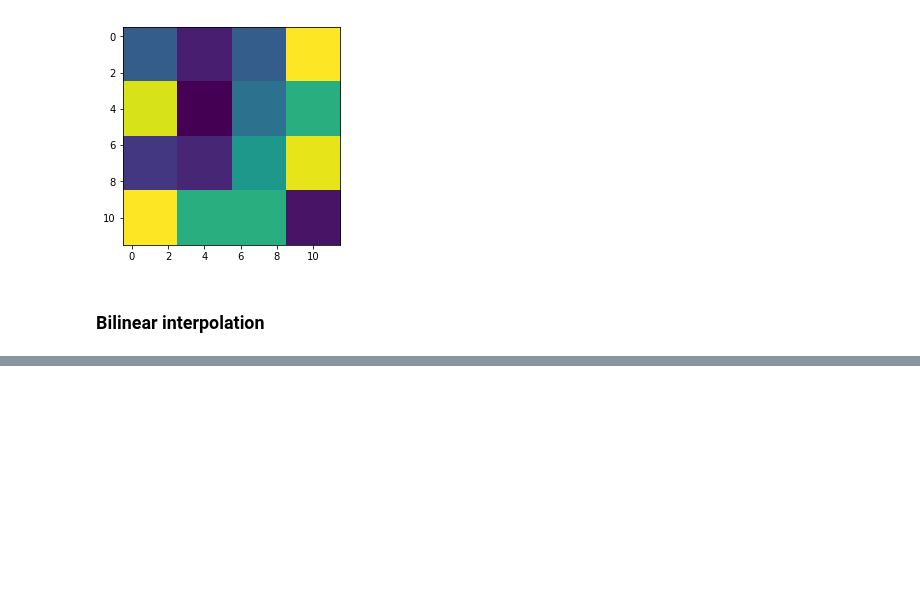
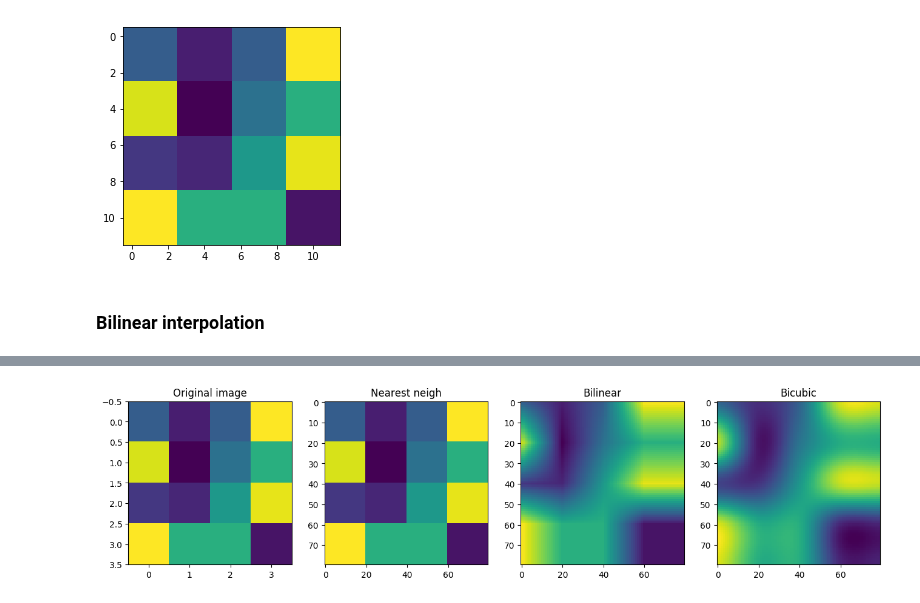
Before and after one commit to ovysotska/in_simple_english, a Jupyter notebook: Interpolation.ipynb, the cells around one changed output, grey strips where cells are left out. Drawn from its saved outputs; the diff is of its cells as text; code cells hidden in the pictures; blank space fills up the shorter version.

```diff
--- a/Interpolation.ipynb
+++ b/Interpolation.ipynb
@@ -396,0 +388,25 @@ end
+# %%
+scale = 20;
+img_sc_nn = nnInterpolation(image, scale);
+img_sc_bl = bilinearInterpolation(image, scale);
+img_sc_bc = bicubicInterpolation(image, scale);
+
+
+fig=plt.figure(figsize=(16, 4), dpi= 100, facecolor='w', edgecolor='k')
+plt.subplot(141)
+plt.imshow(image)
+plt.title("Original image");
+
+plt.subplot(142)
+plt.imshow(img_sc_nn)
+plt.title("Nearest neigh");
+
+plt.subplot(143)
+plt.imshow(img_sc_bl)
+plt.title("Bilinear");
+
+plt.subplot(144)
+plt.imshow(img_sc_bc)
+plt.title("Bicubic");
+# %% [output]
+[figure, added]
```
Also changed, not shown: parts of 5 cells of this notebook, 2 other files.
